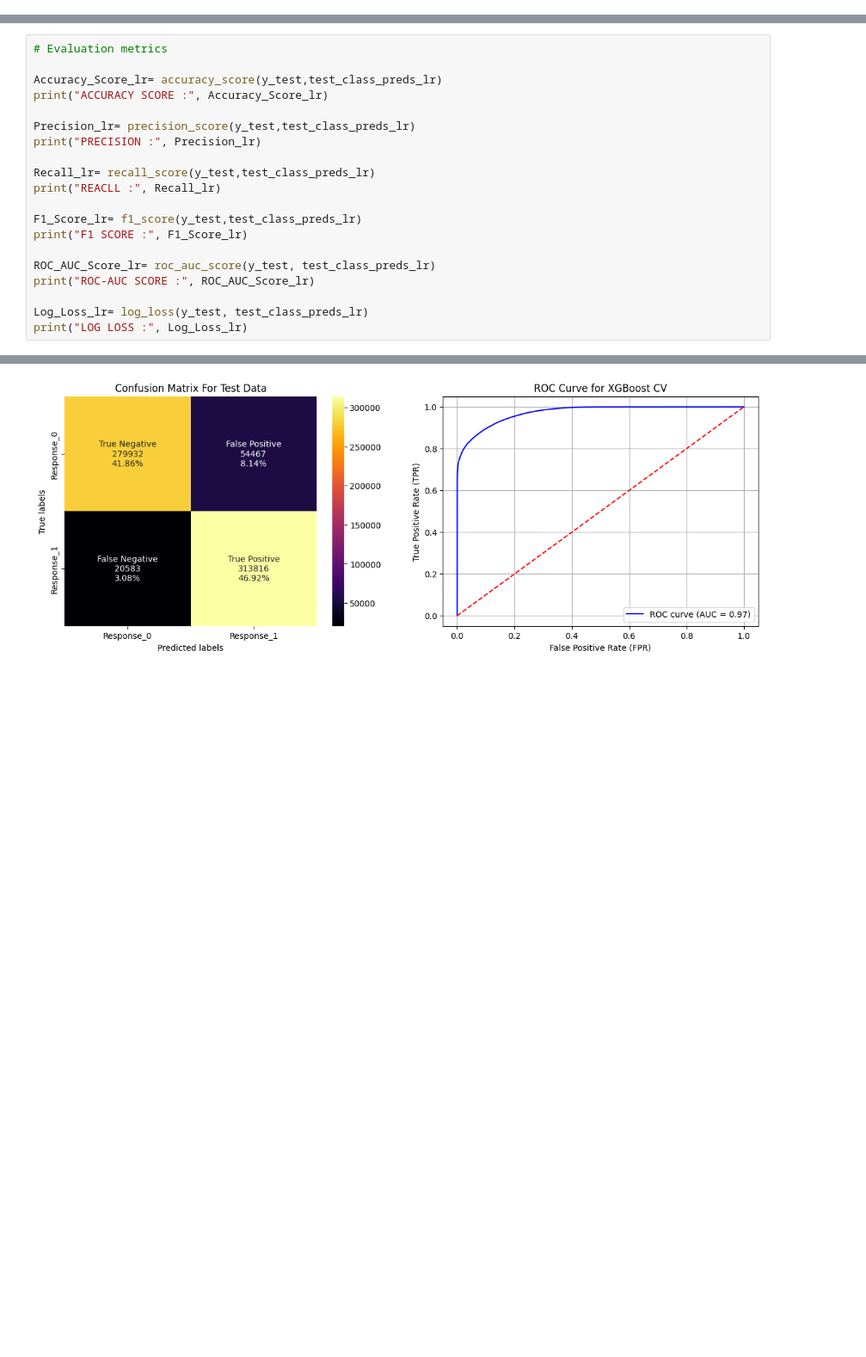
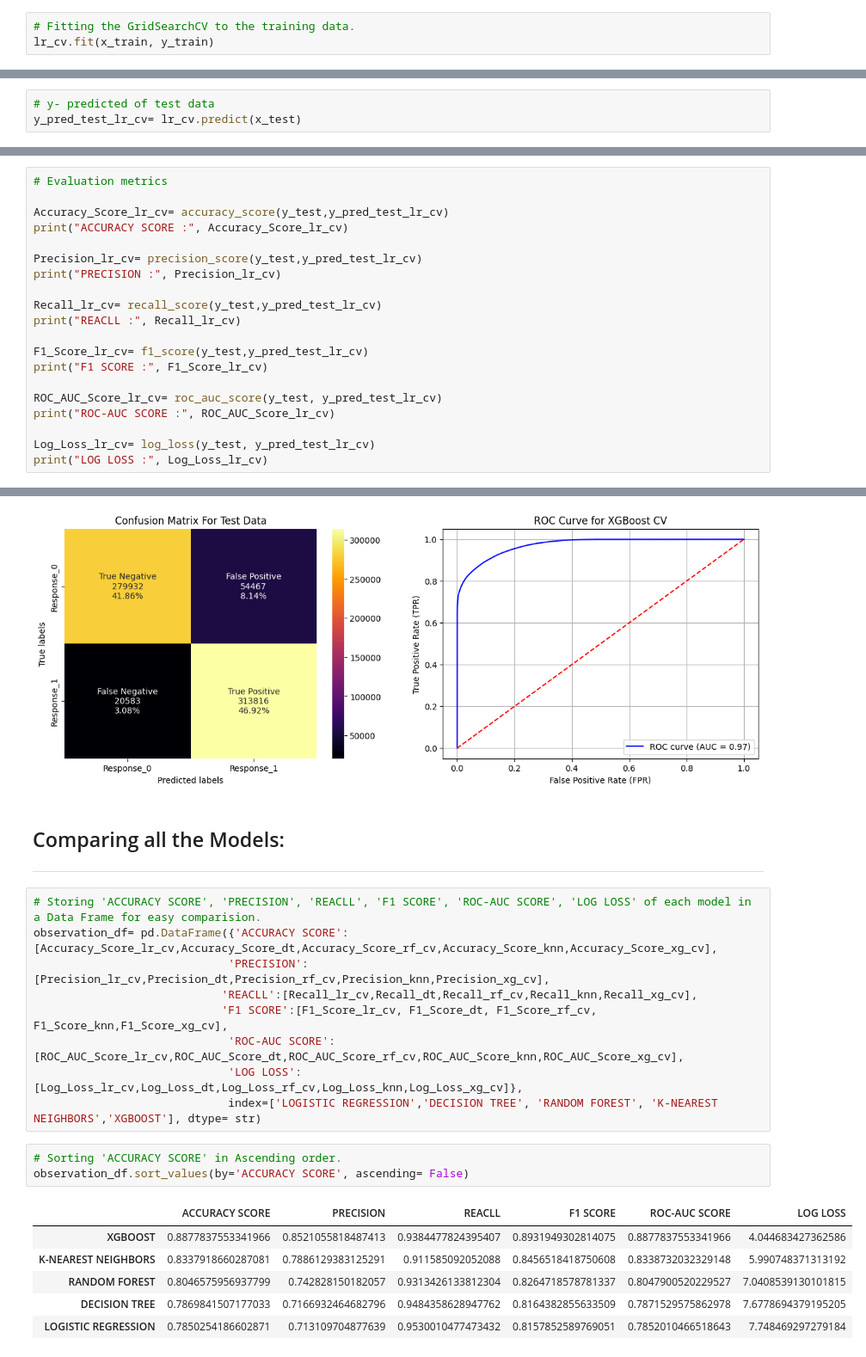
Before and after one commit to RPSahoo219/Health_Insurance_Cross_Sell_Prediction, a Jupyter notebook: Health_Insurance_Cross_Sell_Prediction.ipynb, the cells around one changed output, grey strips where cells are left out. Shown at 86% size. Cells and saved outputs as stored; diff of their text form; blank space fills up the shorter version.

```diff
--- a/Health_Insurance_Cross_Sell_Prediction.ipynb
+++ b/Health_Insurance_Cross_Sell_Prediction.ipynb
@@ -887,0 +903,3 @@ array([-1.17495518])
+# %%
+# Fitting the GridSearchCV to the training data.
+lr_cv.fit(x_train, y_train)
@@ -917 +941,4 @@ test_accuracy_lr = accuracy_score(test_class_preds_lr,y_test)
+# %%
+# y- predicted of test data
+y_pred_test_lr_cv= lr_cv.predict(x_test)
 # %%
@@ -926,21 +956,21 @@ The accuracy on test data is  0.7850254186602871
 # %%
 # Evaluation metrics
 
-Accuracy_Score_lr= accuracy_score(y_test,test_class_preds_lr)
-print("ACCURACY SCORE :", Accuracy_Score_lr)
+Accuracy_Score_lr_cv= accuracy_score(y_test,y_pred_test_lr_cv)
+print("ACCURACY SCORE :", Accuracy_Score_lr_cv)
 
-Precision_lr= precision_score(y_test,test_class_preds_lr)
-print("PRECISION :", Precision_lr)
+Precision_lr_cv= precision_score(y_test,y_pred_test_lr_cv)
+print("PRECISION :", Precision_lr_cv)
 
-Recall_lr= recall_score(y_test,test_class_preds_lr)
-print("REACLL :", Recall_lr)
+Recall_lr_cv= recall_score(y_test,y_pred_test_lr_cv)
+print("REACLL :", Recall_lr_cv)
 
-F1_Score_lr= f1_score(y_test,test_class_preds_lr)
-print("F1 SCORE :", F1_Score_lr)
+F1_Score_lr_cv= f1_score(y_test,y_pred_test_lr_cv)
+print("F1 SCORE :", F1_Score_lr_cv)
 
-ROC_AUC_Score_lr= roc_auc_score(y_test, test_class_preds_lr)
-print("ROC-AUC SCORE :", ROC_AUC_Score_lr)
+ROC_AUC_Score_lr_cv= roc_auc_score(y_test, y_pred_test_lr_cv)
+print("ROC-AUC SCORE :", ROC_AUC_Score_lr_cv)
 
-Log_Loss_lr= log_loss(y_test, test_class_preds_lr)
-print("LOG LOSS :", Log_Loss_lr)
+Log_Loss_lr_cv= log_loss(y_test, y_pred_test_lr_cv)
+print("LOG LOSS :", Log_Loss_lr_cv)
 # %% [output]
@@ -1721,3 +1695,27 @@ plt.show()
 [[279932  54467]
  [ 20583 313816]]
 [figure]
+# %% [markdown]
+## Comparing all the Models:
+
+
+---
+# %%
+# Storing 'ACCURACY SCORE', 'PRECISION', 'REACLL', 'F1 SCORE', 'ROC-AUC SCORE', 'LOG LOSS' of each model in a Data Frame for easy comparision.
+observation_df= pd.DataFrame({'ACCURACY SCORE':[Accuracy_Score_lr_cv,Accuracy_Score_dt,Accuracy_Score_rf_cv,Accuracy_Score_knn,Accuracy_Score_xg_cv],
+                             'PRECISION':[Precision_lr_cv,Precision_dt,Precision_rf_cv,Precision_knn,Precision_xg_cv],
+                            'REACLL':[Recall_lr_cv,Recall_dt,Recall_rf_cv,Recall_knn,Recall_xg_cv],
+                            'F1 SCORE':[F1_Score_lr_cv, F1_Score_dt, F1_Score_rf_cv, F1_Score_knn,F1_Score_xg_cv],
+                             'ROC-AUC SCORE':[ROC_AUC_Score_lr_cv,ROC_AUC_Score_dt,ROC_AUC_Score_rf_cv,ROC_AUC_Score_knn,ROC_AUC_Score_xg_cv],
+                             'LOG LOSS':[Log_Loss_lr_cv,Log_Loss_dt,Log_Loss_rf_cv,Log_Loss_knn,Log_Loss_xg_cv]},
+                             index=['LOGISTIC REGRESSION','DECISION TREE', 'RANDOM FOREST', 'K-NEAREST NEIGHBORS','XGBOOST'], dtype= str)
+# %%
+# Sorting 'ACCURACY SCORE' in Ascending order.
+observation_df.sort_values(by='ACCURACY SCORE', ascending= False)
+# %% [output]
+|  | ACCURACY SCORE | PRECISION | REACLL | F1 SCORE | ROC-AUC SCORE | LOG LOSS |
+| XGBOOST | 0.8877837553341966 | 0.8521055818487413 | 0.9384477824395407 | 0.8931949302814075 | 0.8877837553341966 | 4.044683427362586 |
+| K-NEAREST NEIGHBORS | 0.8337918660287081 | 0.7886129383125291 | 0.911585092052088 | 0.8456518418750608 | 0.8338732032329148 | 5.990748371313192 |
+| RANDOM FOREST | 0.8046575956937799 | 0.742828150182057 | 0.9313426133812304 | 0.8264718578781337 | 0.8047900520229527 | 7.0408539130101815 |
+| DECISION TREE | 0.7869841507177033 | 0.7166932464682796 | 0.9484358628947762 | 0.8164382855633509 | 0.7871529575862978 | 7.6778694379195205 |
+| LOGISTIC REGRESSION | 0.7850254186602871 | 0.713109704877639 | 0.9530010477473432 | 0.8157852589769051 | 0.7852010466518643 | 7.748469297279184 |
```
Also changed, not shown: parts of 29 cells of this notebook.
